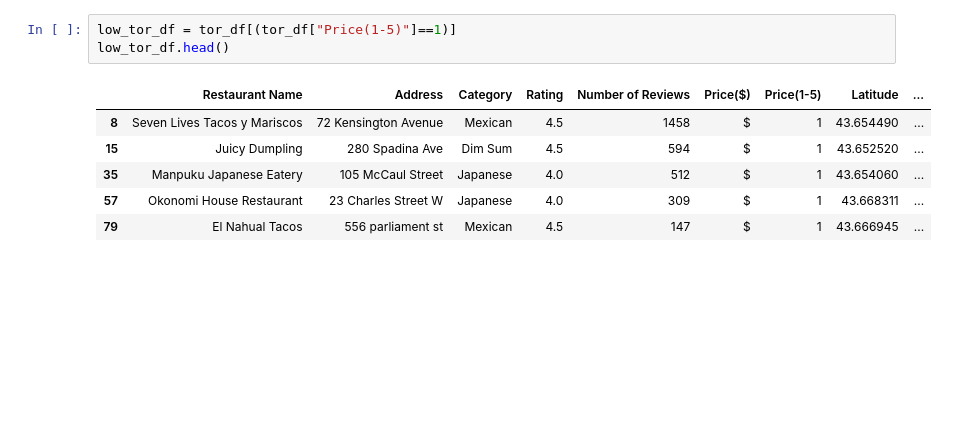
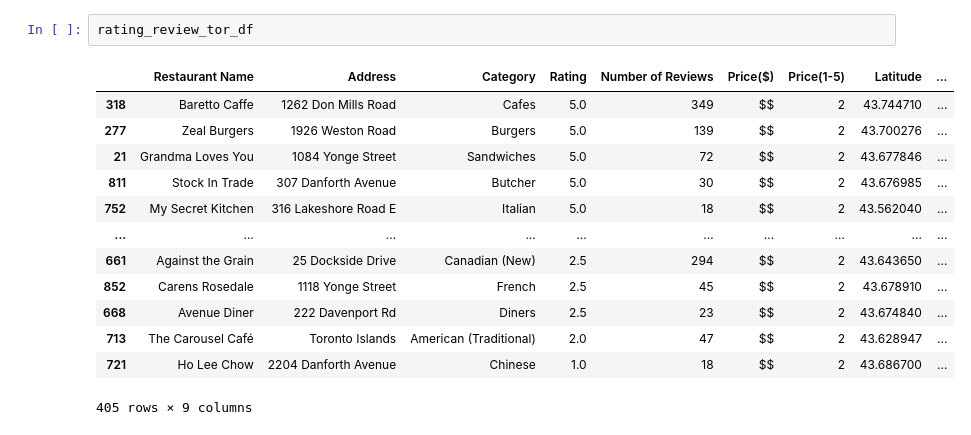
Before and after one commit to AlanDeng7/Module-7-Project1, a Jupyter notebook: Code_Alan/Question2.ipynb, the cells around one changed output. Saved outputs shown, nothing was run; the diff lists cells and outputs as text; blank space fills up the shorter version.

```diff
--- a/Code_Alan/Question2.ipynb
+++ b/Code_Alan/Question2.ipynb
@@ -73,10 +97,16 @@ mid_tor_df.head()
-# %%
-low_tor_df = tor_df[(tor_df["Price(1-5)"]==1)]
-low_tor_df.head()
-# %% [output]
-|  | Restaurant Name | Address | Category | Rating | Number of Reviews | Price($) | Price(1-5) | Latitude | ... |
-| 8 | Seven Lives Tacos y Mariscos | 72 Kensington Avenue | Mexican | 4.5 | 1458 | $ | 1 | 43.654490 | ... |
-| 15 | Juicy Dumpling | 280 Spadina Ave | Dim Sum | 4.5 | 594 | $ | 1 | 43.652520 | ... |
-| 35 | Manpuku Japanese Eatery | 105 McCaul Street | Japanese | 4.0 | 512 | $ | 1 | 43.654060 | ... |
-| 57 | Okonomi House Restaurant | 23 Charles Street W | Japanese | 4.0 | 309 | $ | 1 | 43.668311 | ... |
-| 79 | El Nahual Tacos | 556 parliament st | Mexican | 4.5 | 147 | $ | 1 | 43.666945 | ... |
+# %%
+rating_review_tor_df
+# %% [output]
+|  | Restaurant Name | Address | Category | Rating | Number of Reviews | Price($) | Price(1-5) | Latitude | ... |
+| 318 | Baretto Caffe | 1262 Don Mills Road | Cafes | 5.0 | 349 | $$ | 2 | 43.744710 | ... |
+| 277 | Zeal Burgers | 1926 Weston Road | Burgers | 5.0 | 139 | $$ | 2 | 43.700276 | ... |
+| 21 | Grandma Loves You | 1084 Yonge Street | Sandwiches | 5.0 | 72 | $$ | 2 | 43.677846 | ... |
+| 811 | Stock In Trade | 307 Danforth Avenue | Butcher | 5.0 | 30 | $$ | 2 | 43.676985 | ... |
+| 752 | My Secret Kitchen | 316 Lakeshore Road E | Italian | 5.0 | 18 | $$ | 2 | 43.562040 | ... |
+| ... | ... | ... | ... | ... | ... | ... | ... | ... | ... |
+| 661 | Against the Grain | 25 Dockside Drive | Canadian (New) | 2.5 | 294 | $$ | 2 | 43.643650 | ... |
+| 852 | Carens Rosedale | 1118 Yonge Street | French | 2.5 | 45 | $$ | 2 | 43.678910 | ... |
+| 668 | Avenue Diner | 222 Davenport Rd | Diners | 2.5 | 23 | $$ | 2 | 43.674840 | ... |
+| 713 | The Carousel Café | Toronto Islands | American (Traditional) | 2.0 | 47 | $$ | 2 | 43.628947 | ... |
+| 721 | Ho Lee Chow | 2204 Danforth Avenue | Chinese | 1.0 | 18 | $$ | 2 | 43.686700 | ... |
+405 rows × 9 columns
```
Also changed, not shown: parts of 21 cells of this notebook.
